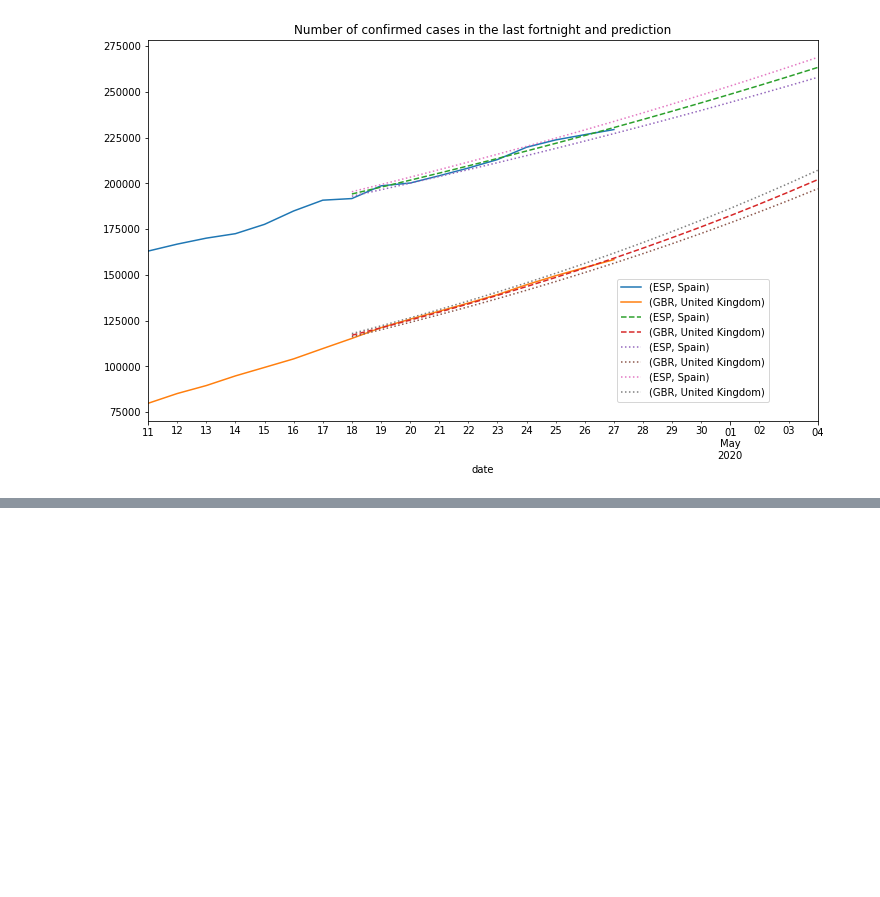
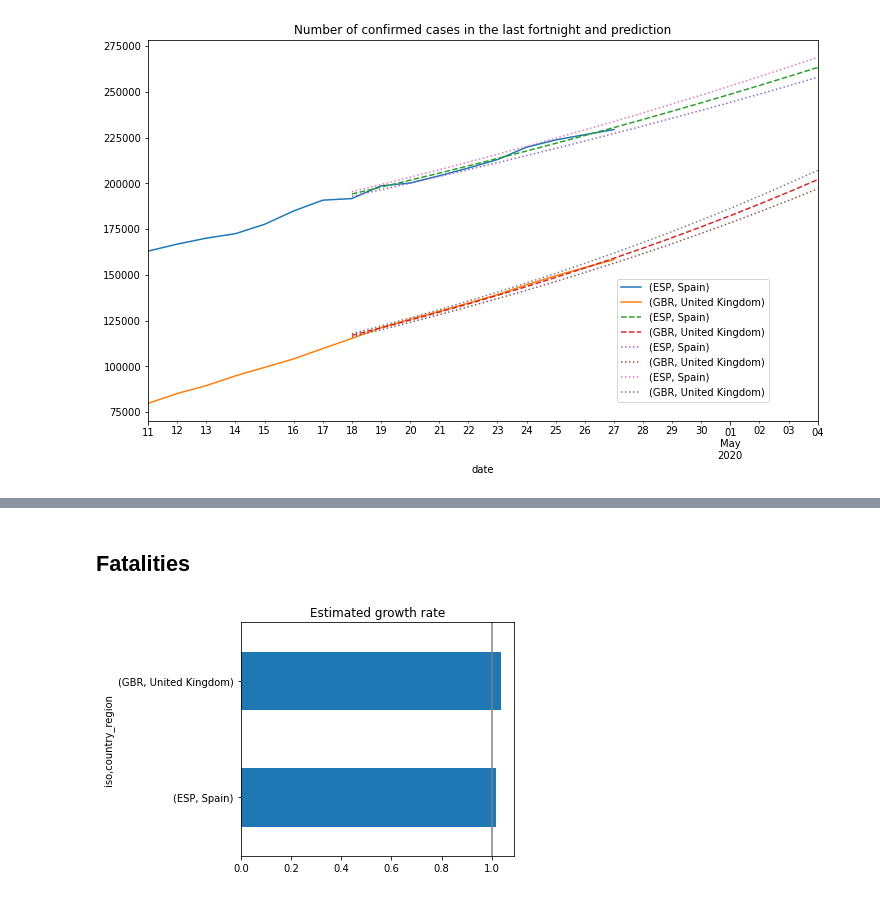
Before and after one commit to jmrr/covid19-data-analysis, a Jupyter notebook: covid19_analysis.ipynb, the cells around one changed output, grey strips where cells are left out. Drawn from its saved outputs; the diff is of its cells as text; code cells hidden in the pictures; blank space fills up the shorter version.

Commit message:
Add fatalities prediction.

```diff
--- a/covid19_analysis.ipynb
+++ b/covid19_analysis.ipynb
@@ -246,0 +231,11 @@ predicted_cases
+# %% [markdown]
+## Fatalities
+# %%
+growth_rate, predicted_cases = fit_on_window(dead, weighted_window)
+
+ax = growth_rate.T.plot(kind="barh", legend=False)
+ax.set_title("Estimated growth rate")
+ax.axvline(1, color=".5")
+plt.tight_layout()
+# %% [output]
+[figure, added]
```
Also changed, not shown: parts of 10 cells of this notebook.
